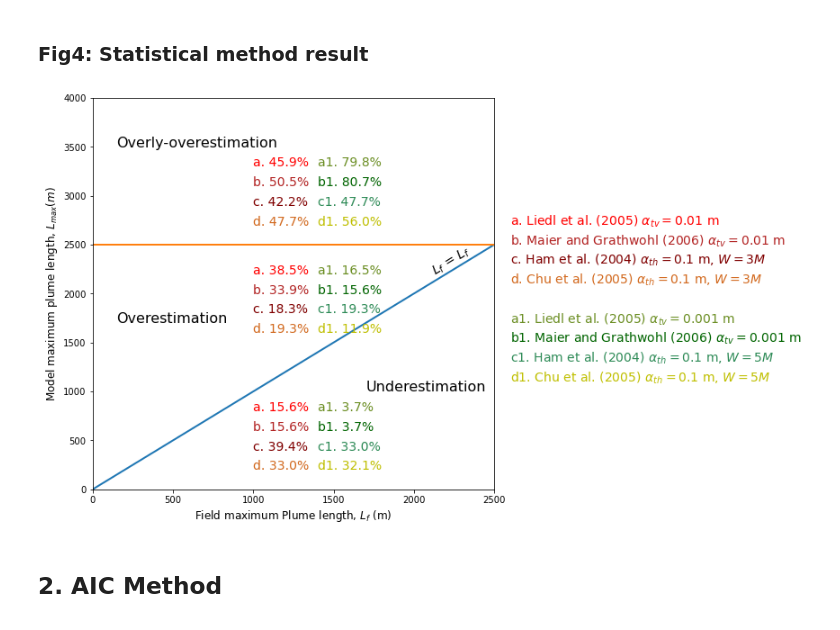
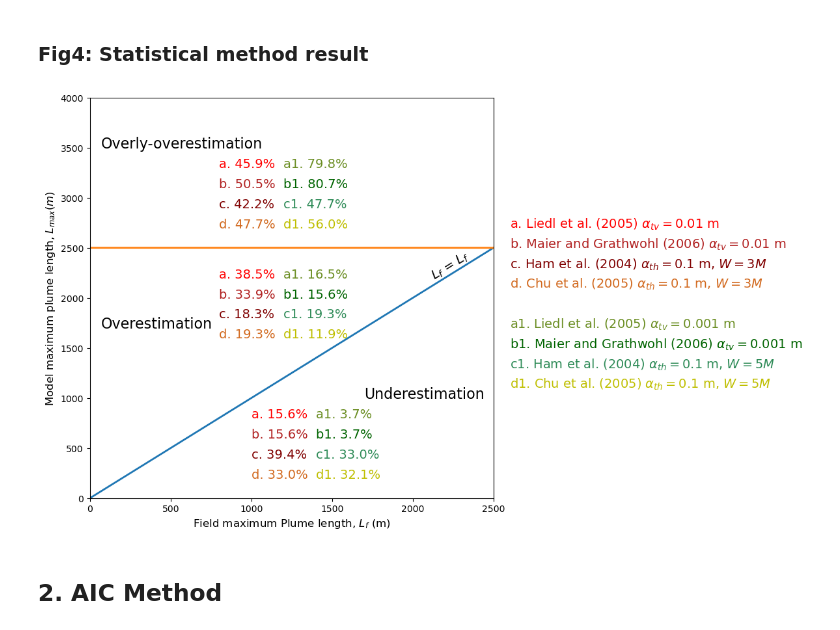
Before and after one commit to prabhasyadav/MS_Decision, a Jupyter notebook: MS_Decision.ipynb, the cells around one changed output. Saved outputs shown, nothing was run; the diff lists cells and outputs as text; code cells hidden in the pictures.

```diff
--- a/MS_Decision.ipynb
+++ b/MS_Decision.ipynb
@@ -342,20 +395,20 @@ plt.plot(x,y45, lw=2)
 plt.plot(x, yt, lw=2)
 plt.ylim(0, 3500)
 plt.text(1700, 1000, "Underestimation", fontsize=16)
-plt.text(150, 1700, "Overestimation", fontsize=16)
-plt.text(150, 3500, "Overly-overestimation", fontsize=16)
+plt.text(70, 1700, "Overestimation", fontsize=16)
+plt.text(70, 3500, "Overly-overestimation", fontsize=16)
 plt.xlim([0, 2500])
 plt.ylim([0, 4000])
 
 #Overestimation
-h1=1000
+h1=800
 v1=3300
 plt.text(h1, v1, "a. 45.9%", {'color': 'r', 'fontsize': 14})
 plt.text(h1, v1-200, "b. 50.5%", {'color': 'firebrick', 'fontsize': 14})
 plt.text(h1, v1-400, "c. 42.2%", {'color': 'maroon', 'fontsize': 14})
 plt.text(h1, v1-600, "d. 47.7%", {'color': 'chocolate', 'fontsize': 14})
 
-h2=1400
+h2=1200
 v2=3300
 plt.text(h2, v2, "a1. 79.8%", {'color': 'olivedrab', 'fontsize': 14})
 plt.text(h2, v2-200, "b1. 80.7%", {'color': 'darkgreen', 'fontsize': 14})
@@ -363,14 +416,14 @@ plt.text(h2, v2-400, "c1. 47.7%", {'color': 'seagreen', 'fontsize': 14})
 plt.text(h2, v2-600, "d1. 56.0%", {'color': 'y', 'fontsize': 14})
 
 # Acceptable Range
-h3=1000
+h3=800
 v3=2200
 plt.text(h3, v3, "a. 38.5%", {'color': 'r', 'fontsize': 14})
 plt.text(h3, v3-200, "b. 33.9%", {'color': 'firebrick', 'fontsize': 14})
 plt.text(h3, v3-400, "c. 18.3%", {'color': 'maroon', 'fontsize': 14})
 plt.text(h3, v3-600, "d. 19.3%", {'color': 'chocolate', 'fontsize': 14})
 
-h4=1400
+h4=1200
 v4=2200
 plt.text(h4, v4, "a1. 16.5%", {'color': 'olivedrab', 'fontsize': 14})
 plt.text(h4, v4-200, "b1. 15.6%", {'color': 'darkgreen', 'fontsize': 14})
@@ -387,34 +440,34 @@ plt.text(h5, v5-600, "d. 33.0%", {'color': 'chocolate', 'fontsize': 14})
 
 h6=1400
 v6=800
 plt.text(h6, v6, "a1. 3.7%", {'color': 'olivedrab', 'fontsize': 14})
 plt.text(h6, v6-200, "b1. 3.7%", {'color': 'darkgreen', 'fontsize': 14})
 plt.text(h6, v6-400, "c1. 33.0%", {'color': 'seagreen', 'fontsize': 14})
 plt.text(h6, v6-600, "d1. 32.1%", {'color': 'y', 'fontsize': 14})
 
 plt.text(2600, 2700, "a. Liedl et al. (2005) $\u03B1_{tv}=0.01$ m", {'color': 'r', 'fontsize': 14})
 plt.text(2600, 2500, "b. Maier and Grathwohl (2006) $\u03B1_{tv}=0.01$ m", {'color': 'firebrick', 'fontsize': 14})
 plt.text(2600, 2300, "c. Ham et al. (2004) $\u03B1_{th}=0.1$ m, $W=3M$", {'color': 'maroon', 'fontsize': 14})
 plt.text(2600, 2100, "d. Chu et al. (2005) $\u03B1_{th}=0.1$ m, $W=3M$", {'color': 'chocolate', 'fontsize': 14})
 
 plt.text(2600, 1700, "a1. Liedl et al. (2005) $\u03B1_{tv}=0.001$ m", {'color': 'olivedrab', 'fontsize': 14})
 plt.text(2600, 1500, "b1. Maier and Grathwohl (2006) $\u03B1_{tv}=0.001$ m", {'color': 'darkgreen', 'fontsize': 14})
 plt.text(2600, 1300, "c1. Ham et al. (2004) $\u03B1_{th}=0.1$ m, $W=5M$", {'color': 'seagreen', 'fontsize': 14})
 plt.text(2600, 1100, "d1. Chu et al. (2005) $\u03B1_{th}=0.1$ m, $W=5M$", {'color': 'y', 'fontsize': 14})
 plt.xlabel("Field maximum Plume length, $L_f$ (m)", fontsize=12)
 plt.ylabel("Model maximum plume length, $L_{max} (m)$", fontsize=12)
 
 plt.annotate('$L_f$ = $L_f$', fontsize=14,
              xy=(2100, 2150),
              rotation=32,
              va='bottom',
              ha='left',
             )
 
 plt.savefig("fig4.pdf", dpi= 300, bbox_inches="tight")
 plt.savefig("fig4.png", dpi= 300, bbox_inches="tight")
 # %% [output]
-[figure, old version]
+[figure, new version]
 # %% [markdown]
 ## **2. AIC Method**
 # %%
```
Also changed, not shown: parts of 13 cells of this notebook, 2 other files.
